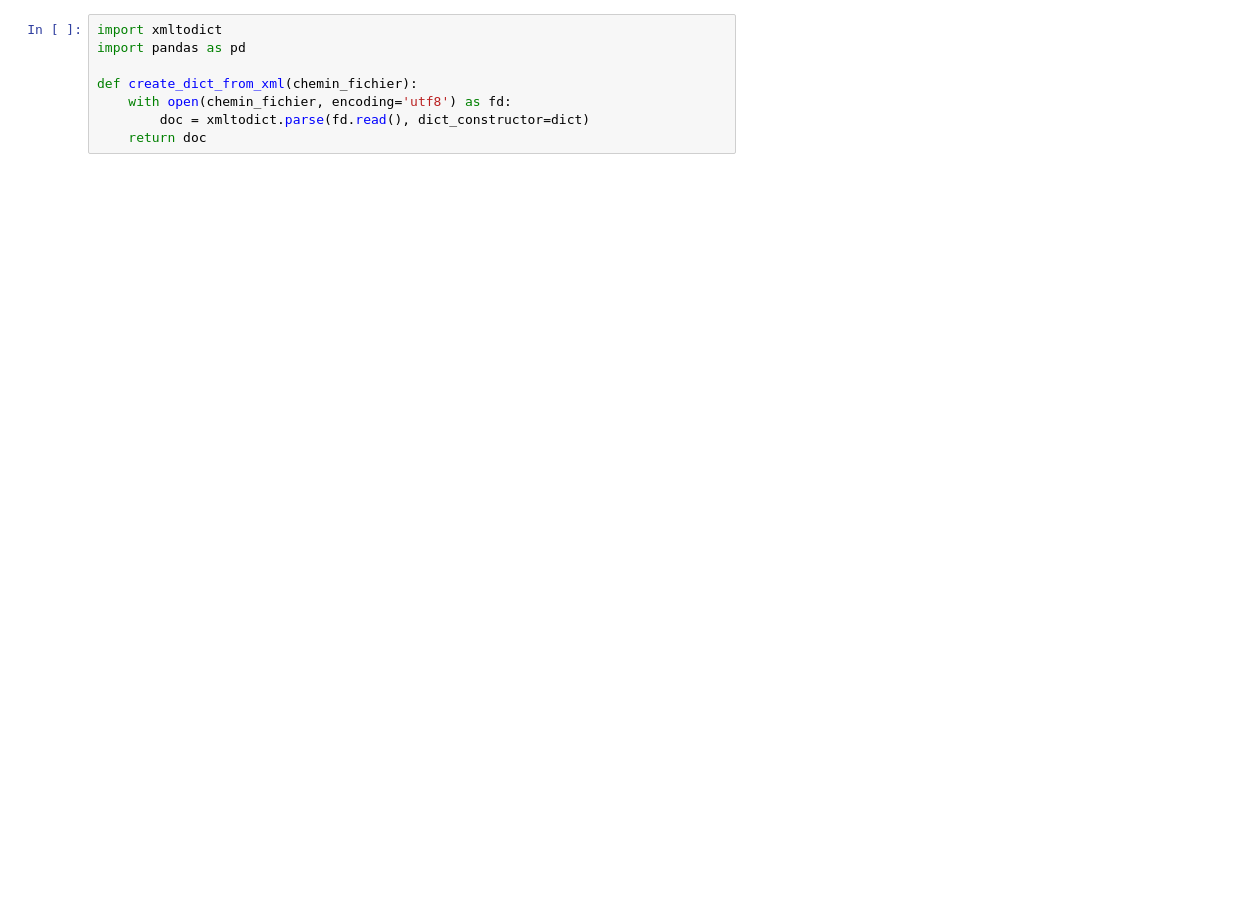
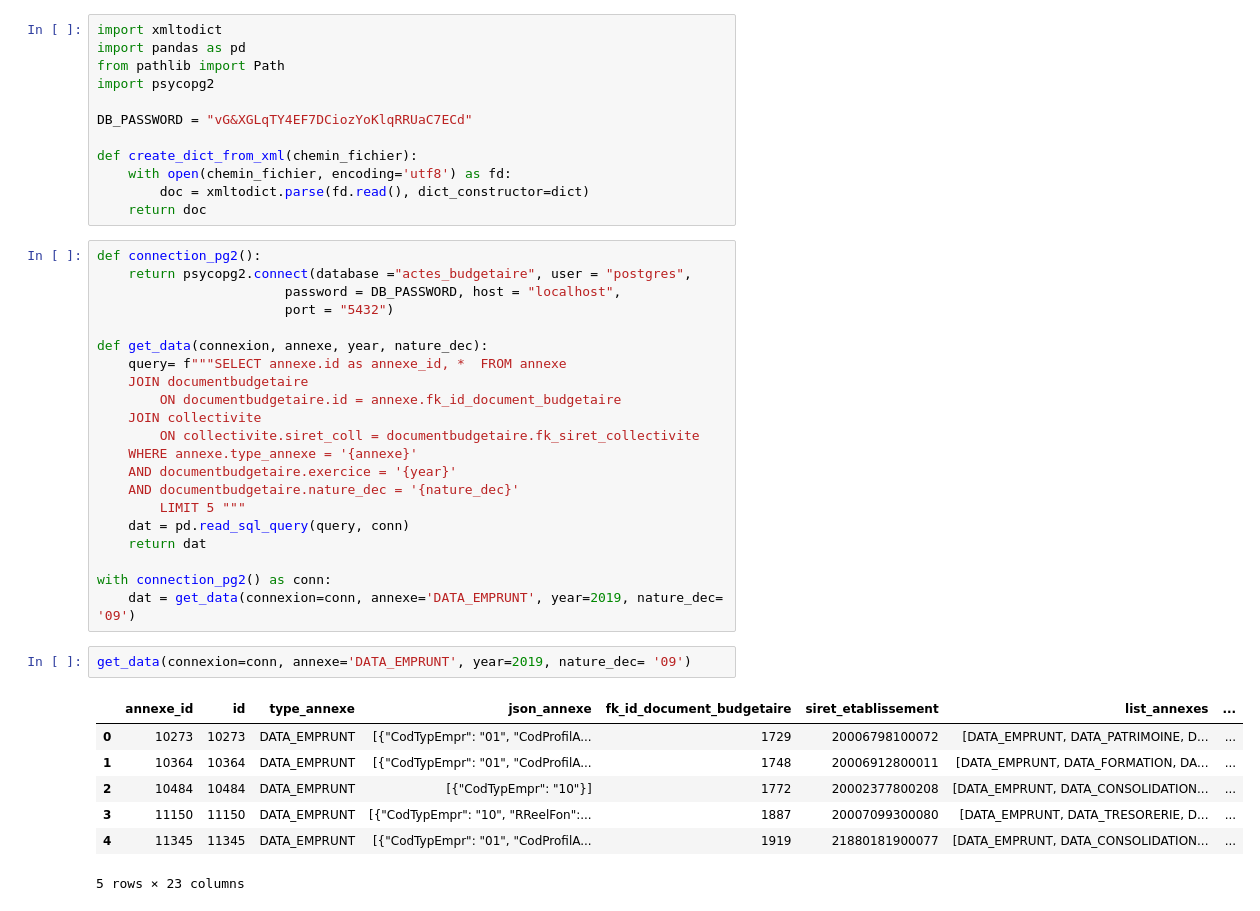
Before and after one commit to Naxxos/dataprep-ab, a Jupyter notebook: propre.ipynb, the cells around one changed output. Drawn from its saved outputs; the diff is of its cells as text; blank space fills up the shorter version.

```diff
--- a/propre.ipynb
+++ b/propre.ipynb
@@ -1,8 +1,43 @@
 # %%
 import xmltodict
 import pandas as pd
+from pathlib import Path
+import psycopg2
+
+DB_PASSWORD = "vG&XGLqTY4EF7DCiozYoKlqRRUaC7ECd"
 
 def create_dict_from_xml(chemin_fichier):
     with open(chemin_fichier, encoding='utf8') as fd:
         doc = xmltodict.parse(fd.read(), dict_constructor=dict)
     return doc
+# %%
+def connection_pg2():
+    return psycopg2.connect(database ="actes_budgetaire", user = "postgres",
+                        password = DB_PASSWORD, host = "localhost",
+                        port = "5432")
+
+def get_data(connexion, annexe, year, nature_dec):
+    query= f"""SELECT annexe.id as annexe_id, *  FROM annexe
+    JOIN documentbudgetaire
+        ON documentbudgetaire.id = annexe.fk_id_document_budgetaire
+    JOIN collectivite
+        ON collectivite.siret_coll = documentbudgetaire.fk_siret_collectivite
+    WHERE annexe.type_annexe = '{annexe}'
+    AND documentbudgetaire.exercice = '{year}'
+    AND documentbudgetaire.nature_dec = '{nature_dec}'
+        LIMIT 5 """
+    dat = pd.read_sql_query(query, conn)
+    return dat
+
+with connection_pg2() as conn:
+    dat = get_data(connexion=conn, annexe='DATA_EMPRUNT', year=2019, nature_dec= '09')
+# %%
+get_data(connexion=conn, annexe='DATA_EMPRUNT', year=2019, nature_dec= '09')
+# %% [output]
+|  | annexe_id | id | type_annexe | json_annexe | fk_id_document_budgetaire | siret_etablissement | list_annexes | ... |
+| 0 | 10273 | 10273 | DATA_EMPRUNT | [{"CodTypEmpr": "01", "CodProfilA... | 1729 | 20006798100072 | [DATA_EMPRUNT, DATA_PATRIMOINE, D... | ... |
+| 1 | 10364 | 10364 | DATA_EMPRUNT | [{"CodTypEmpr": "01", "CodProfilA... | 1748 | 20006912800011 | [DATA_EMPRUNT, DATA_FORMATION, DA... | ... |
+| 2 | 10484 | 10484 | DATA_EMPRUNT | [{"CodTypEmpr": "10"}] | 1772 | 20002377800208 | [DATA_EMPRUNT, DATA_CONSOLIDATION... | ... |
+| 3 | 11150 | 11150 | DATA_EMPRUNT | [{"CodTypEmpr": "10", "RReelFon":... | 1887 | 20007099300080 | [DATA_EMPRUNT, DATA_TRESORERIE, D... | ... |
+| 4 | 11345 | 11345 | DATA_EMPRUNT | [{"CodTypEmpr": "01", "CodProfilA... | 1919 | 21880181900077 | [DATA_EMPRUNT, DATA_CONSOLIDATION... | ... |
+5 rows × 23 columns
```
Also changed, not shown: parts of 14 cells of this notebook.
